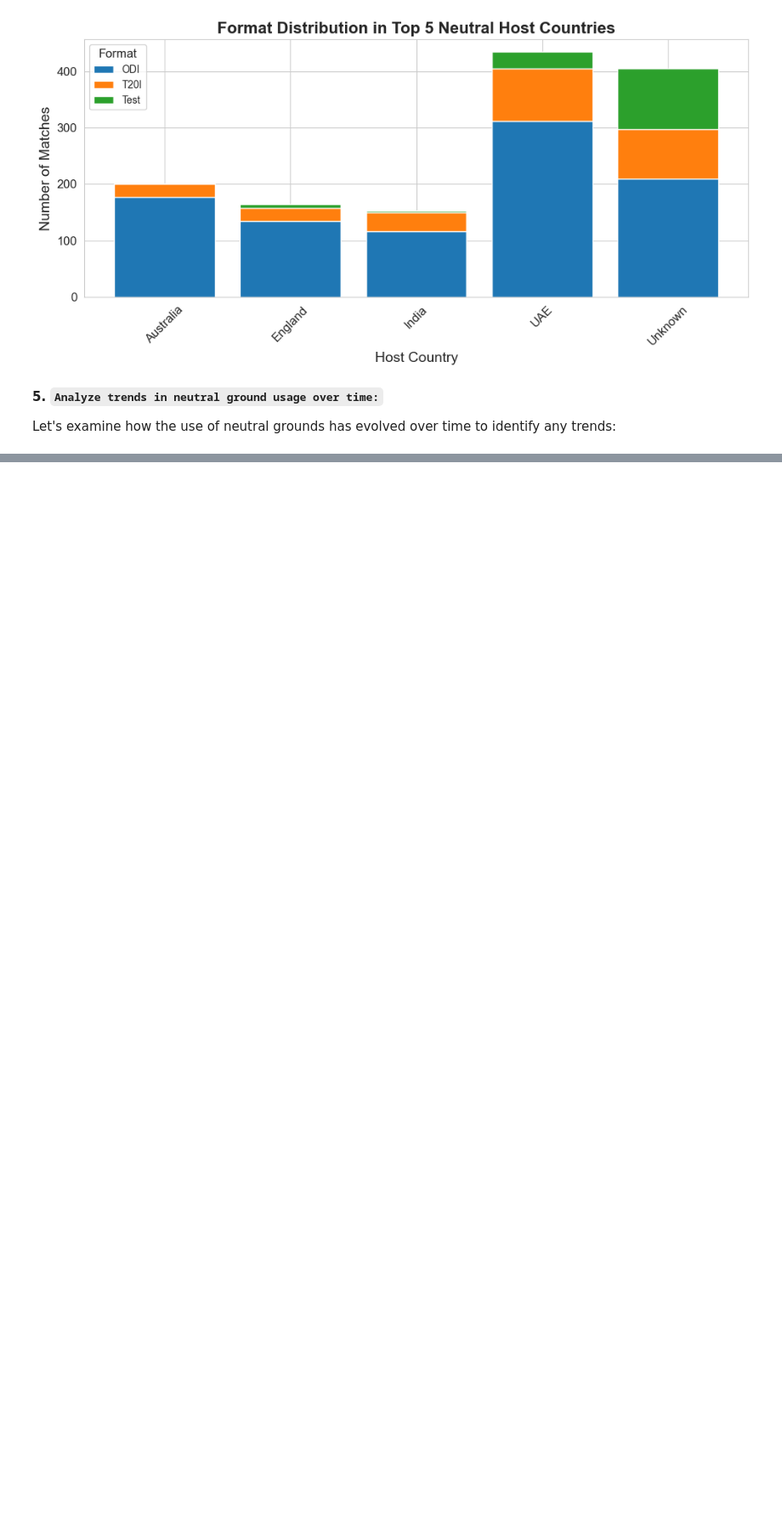
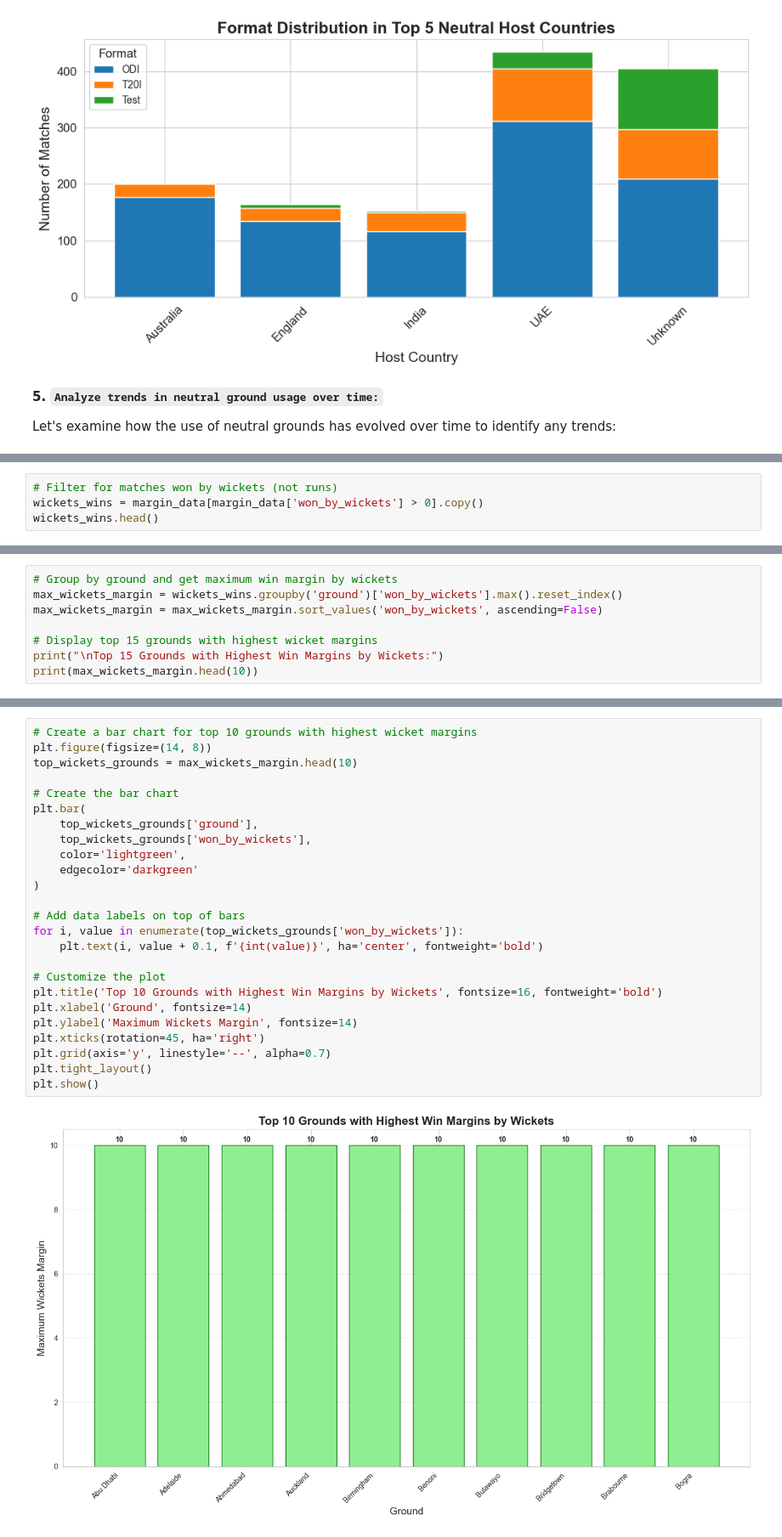
Before and after one commit to RussDai/Projects, a Jupyter notebook: 02_Data_Visuallization/01_Test_Nations_Data_Analysis/src/data_analysis_main.ipynb, the cells around one changed output, grey strips where cells are left out. Shown at 85% size. Drawn from its saved outputs; the diff is of its cells as text; blank space fills up the shorter version.

```diff
--- a/02_Data_Visuallization/01_Test_Nations_Data_Analysis/src/data_analysis_main.ipynb
+++ b/02_Data_Visuallization/01_Test_Nations_Data_Analysis/src/data_analysis_main.ipynb
@@ -1250,0 +1670,4 @@ plt.show()
+# %%
+# Filter for matches won by wickets (not runs)
+wickets_wins = margin_data[margin_data['won_by_wickets'] > 0].copy()
+wickets_wins.head()
@@ -1250,0 +1681,8 @@ plt.show()
+# %%
+# Group by ground and get maximum win margin by wickets
+max_wickets_margin = wickets_wins.groupby('ground')['won_by_wickets'].max().reset_index()
+max_wickets_margin = max_wickets_margin.sort_values('won_by_wickets', ascending=False)
+
+# Display top 15 grounds with highest wicket margins
+print("\nTop 15 Grounds with Highest Win Margins by Wickets:")
+print(max_wickets_margin.head(10))
@@ -1250,0 +1702,27 @@ plt.show()
+# %%
+# Create a bar chart for top 10 grounds with highest wicket margins
+plt.figure(figsize=(14, 8))
+top_wickets_grounds = max_wickets_margin.head(10)
+
+# Create the bar chart
+plt.bar(
+    top_wickets_grounds['ground'],
+    top_wickets_grounds['won_by_wickets'],
+    color='lightgreen',
+    edgecolor='darkgreen'
+)
+
+# Add data labels on top of bars
+for i, value in enumerate(top_wickets_grounds['won_by_wickets']):
+    plt.text(i, value + 0.1, f'{int(value)}', ha='center', fontweight='bold')
+
+# Customize the plot
+plt.title('Top 10 Grounds with Highest Win Margins by Wickets', fontsize=16, fontweight='bold')
+plt.xlabel('Ground', fontsize=14)
+plt.ylabel('Maximum Wickets Margin', fontsize=14)
+plt.xticks(rotation=45, ha='right')
+plt.grid(axis='y', linestyle='--', alpha=0.7)
+plt.tight_layout()
+plt.show()
+# %% [output]
+[figure, added]
```
Also changed, not shown: parts of 71 cells of this notebook, 1 other file.
